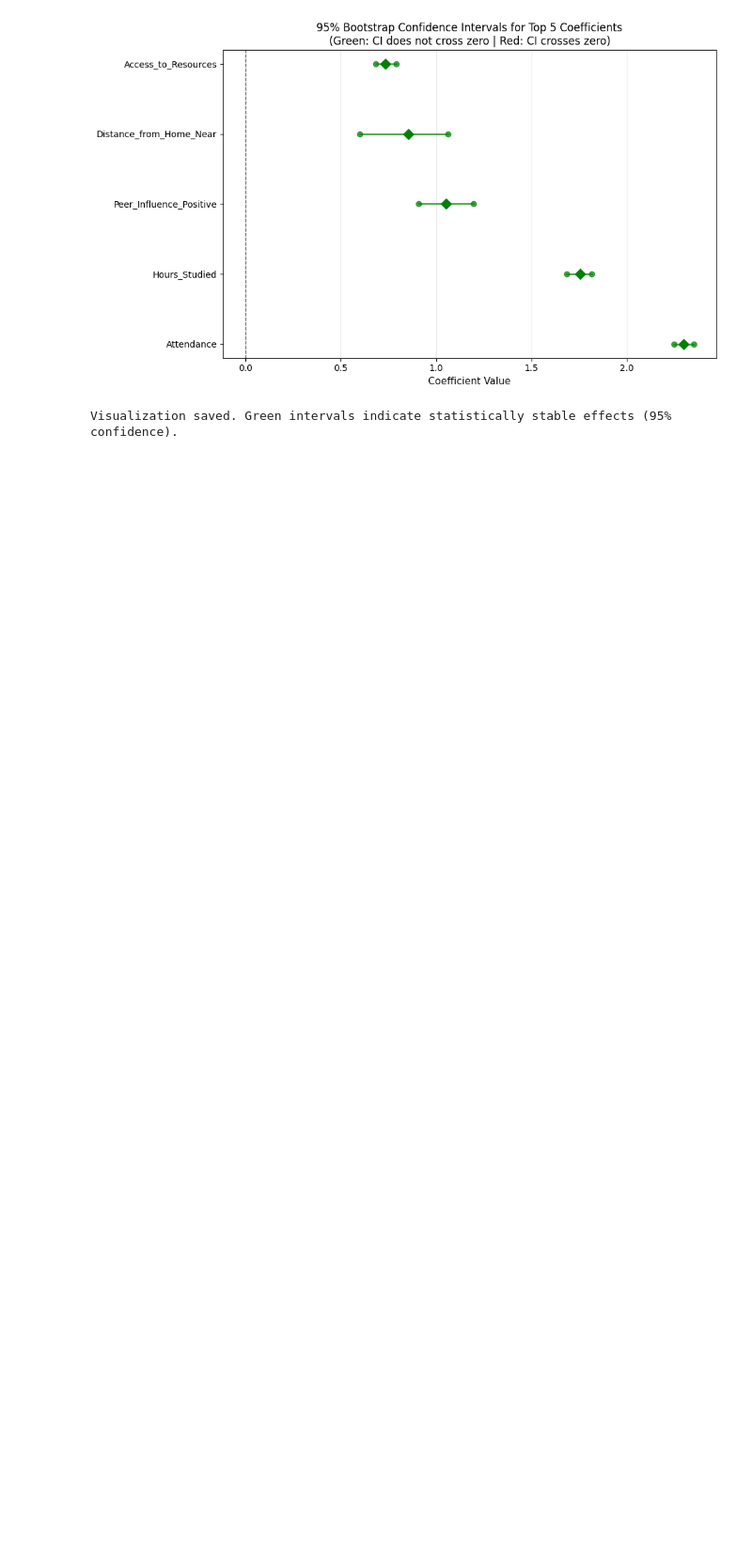
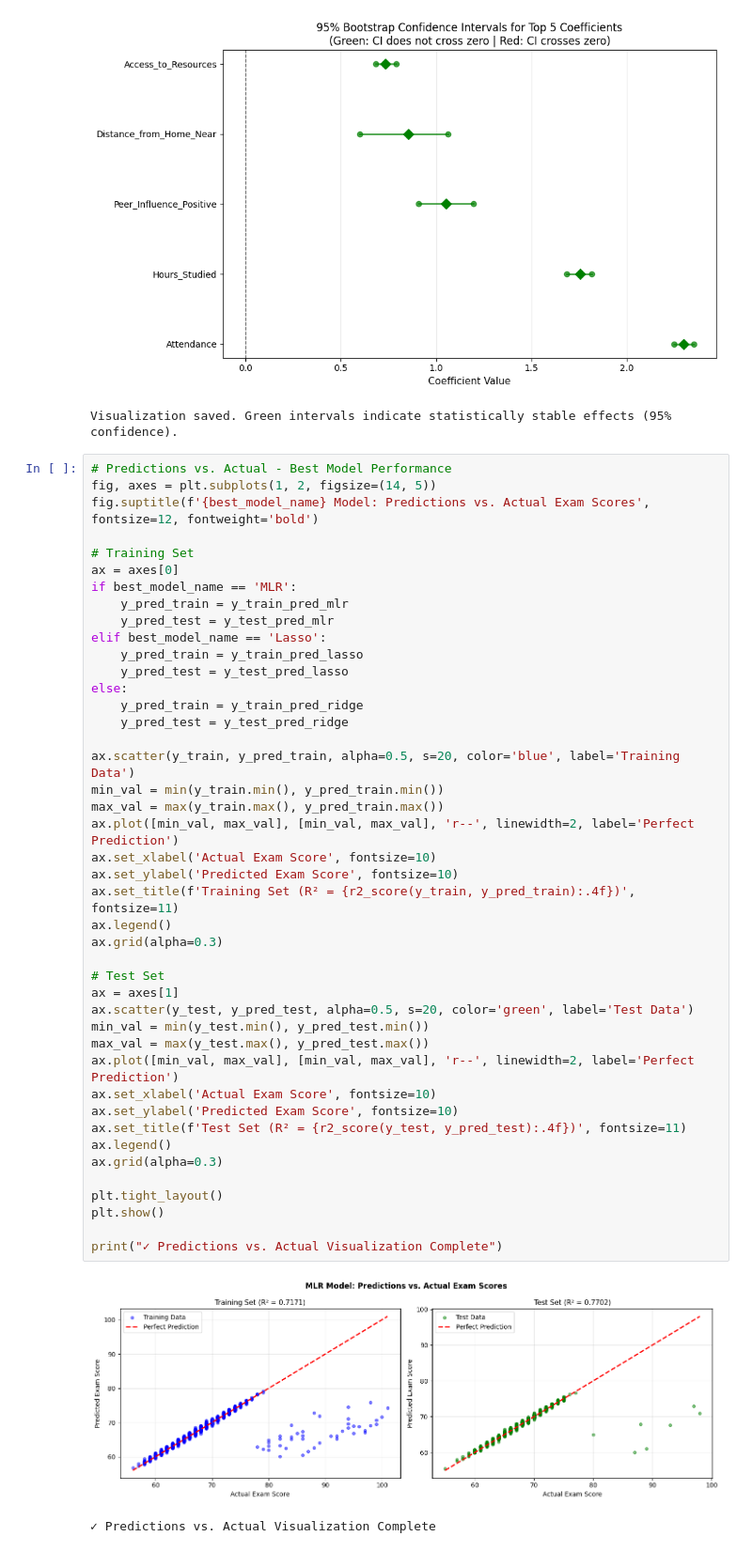
Before and after one commit to Sanjidakter/student-performance, a Jupyter notebook: notebook.ipynb, the cells around one changed output. Shown at 94% size. Drawn from its saved outputs; the diff is of its cells as text; blank space fills up the shorter version.

```diff
--- a/notebook.ipynb
+++ b/notebook.ipynb
@@ -669,3 +838,49 @@ print("Visualization saved. Green intervals indicate statistically stable effect
 # %% [output]
 [figure]
 Visualization saved. Green intervals indicate statistically stable effects (95% confidence).
+# %%
+# Predictions vs. Actual - Best Model Performance
+fig, axes = plt.subplots(1, 2, figsize=(14, 5))
+fig.suptitle(f'{best_model_name} Model: Predictions vs. Actual Exam Scores', fontsize=12, fontweight='bold')
+
+# Training Set
+ax = axes[0]
+if best_model_name == 'MLR':
+    y_pred_train = y_train_pred_mlr
+    y_pred_test = y_test_pred_mlr
+elif best_model_name == 'Lasso':
+    y_pred_train = y_train_pred_lasso
+    y_pred_test = y_test_pred_lasso
+else:
+    y_pred_train = y_train_pred_ridge
+    y_pred_test = y_test_pred_ridge
+
+ax.scatter(y_train, y_pred_train, alpha=0.5, s=20, color='blue', label='Training Data')
+min_val = min(y_train.min(), y_pred_train.min())
+max_val = max(y_train.max(), y_pred_train.max())
+ax.plot([min_val, max_val], [min_val, max_val], 'r--', linewidth=2, label='Perfect Prediction')
+ax.set_xlabel('Actual Exam Score', fontsize=10)
+ax.set_ylabel('Predicted Exam Score', fontsize=10)
+ax.set_title(f'Training Set (R² = {r2_score(y_train, y_pred_train):.4f})', fontsize=11)
+ax.legend()
+ax.grid(alpha=0.3)
+
+# Test Set
+ax = axes[1]
+ax.scatter(y_test, y_pred_test, alpha=0.5, s=20, color='green', label='Test Data')
+min_val = min(y_test.min(), y_pred_test.min())
+max_val = max(y_test.max(), y_pred_test.max())
+ax.plot([min_val, max_val], [min_val, max_val], 'r--', linewidth=2, label='Perfect Prediction')
+ax.set_xlabel('Actual Exam Score', fontsize=10)
+ax.set_ylabel('Predicted Exam Score', fontsize=10)
+ax.set_title(f'Test Set (R² = {r2_score(y_test, y_pred_test):.4f})', fontsize=11)
+ax.legend()
+ax.grid(alpha=0.3)
+
+plt.tight_layout()
+plt.show()
+
+print("✓ Predictions vs. Actual Visualization Complete")
+# %% [output]
+[figure, added]
+✓ Predictions vs. Actual Visualization Complete
```
Also changed, not shown: parts of 3 cells of this notebook.
